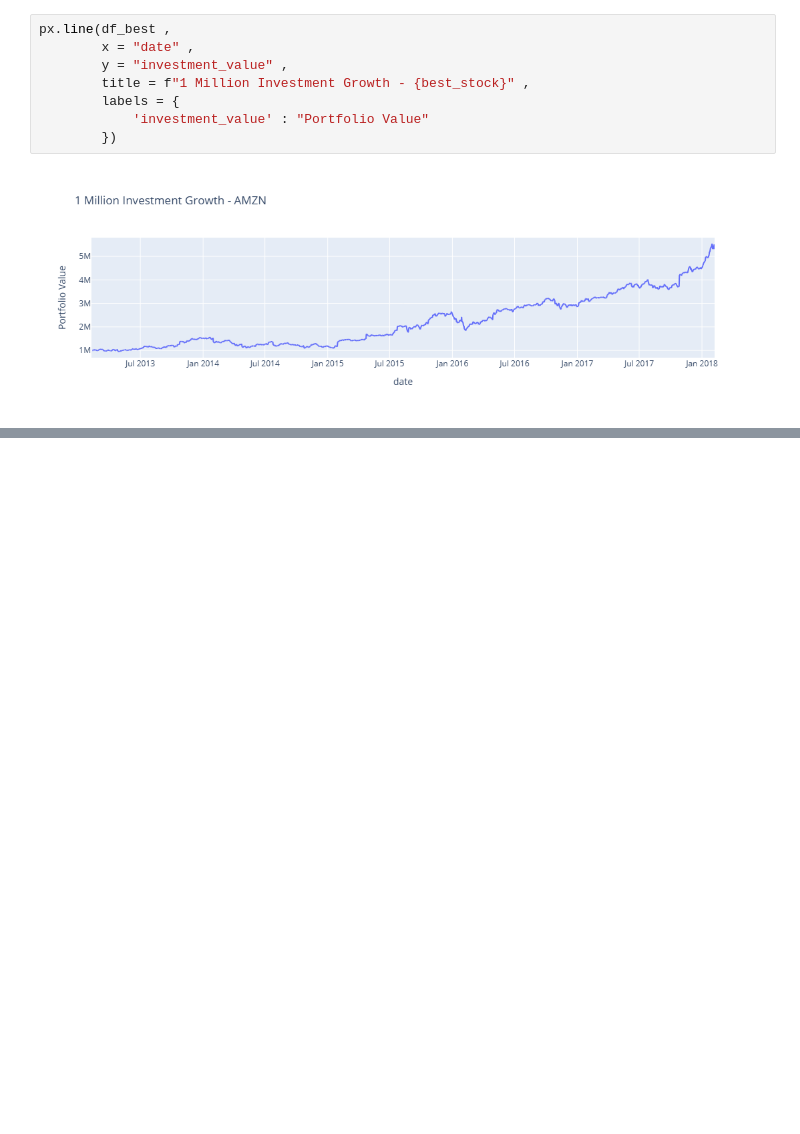
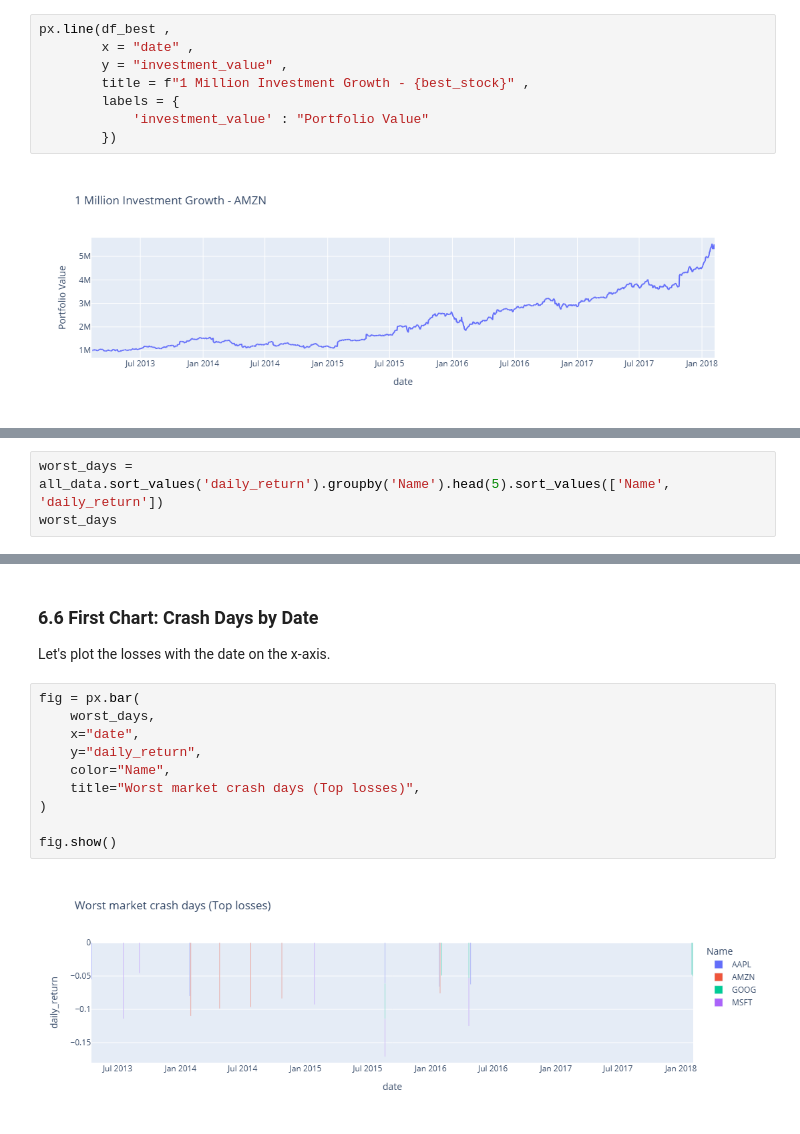
Before and after one commit to ualiurrahat/stock-market-data-analysis, a Jupyter notebook: notebooks/stock_market_data_analysis.ipynb, the cells around one changed output, grey strips where cells are left out. Cells and saved outputs as stored; diff of their text form; blank space fills up the shorter version.

Commit message:
Add Part 6: worst crash days

```diff
--- a/notebooks/stock_market_data_analysis.ipynb
+++ b/notebooks/stock_market_data_analysis.ipynb
@@ -332,0 +354,3 @@ px.line(df_best ,
+# %%
+worst_days = all_data.sort_values('daily_return').groupby('Name').head(5).sort_values(['Name', 'daily_return'])
+worst_days
@@ -332,0 +424,16 @@ px.line(df_best ,
+# %% [markdown]
+### 6.6 First Chart: Crash Days by Date
+
+Let's plot the losses with the date on the x-axis.
+# %%
+fig = px.bar(
+    worst_days,
+    x="date",
+    y="daily_return",
+    color="Name",
+    title="Worst market crash days (Top losses)",
+)
+
+fig.show()
+# %% [output]
+[figure, added]
```
Also changed, not shown: parts of 15 cells of this notebook.
